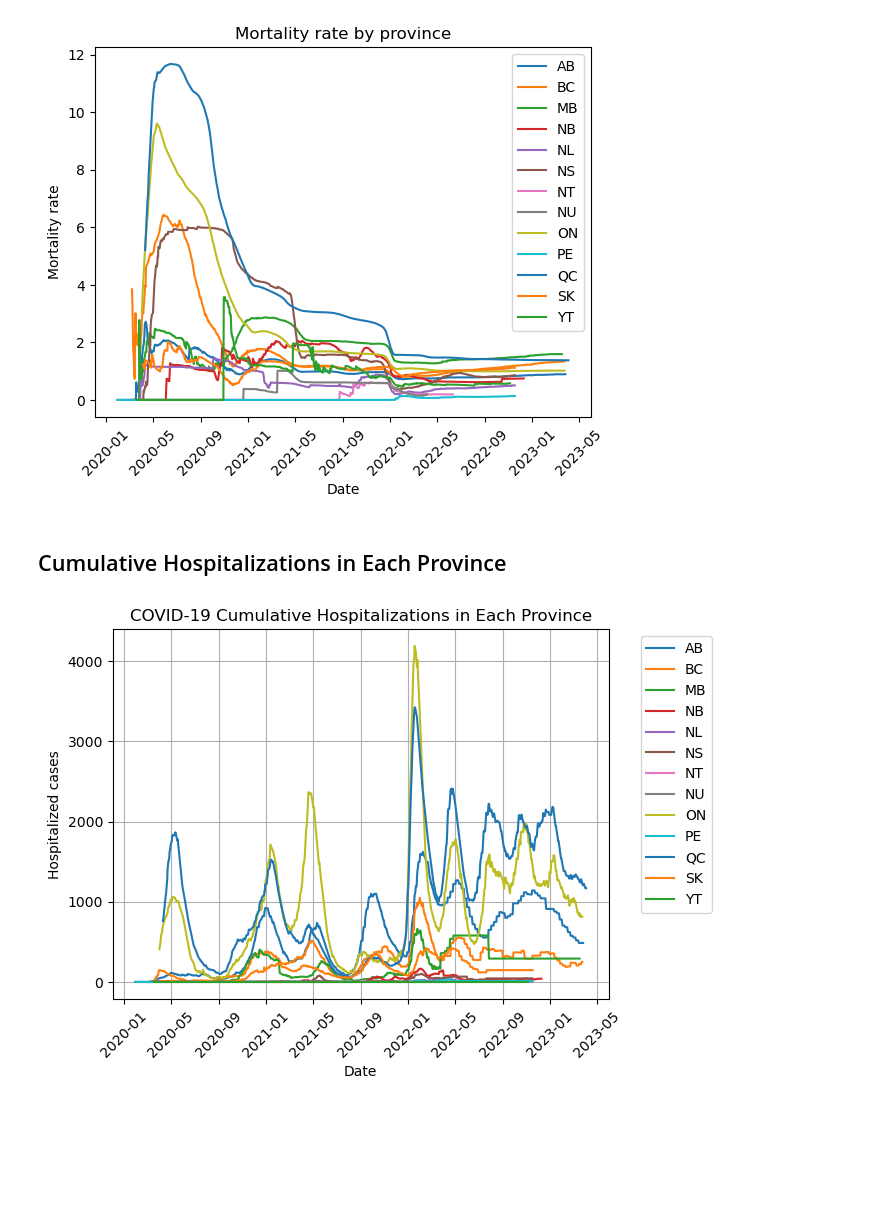
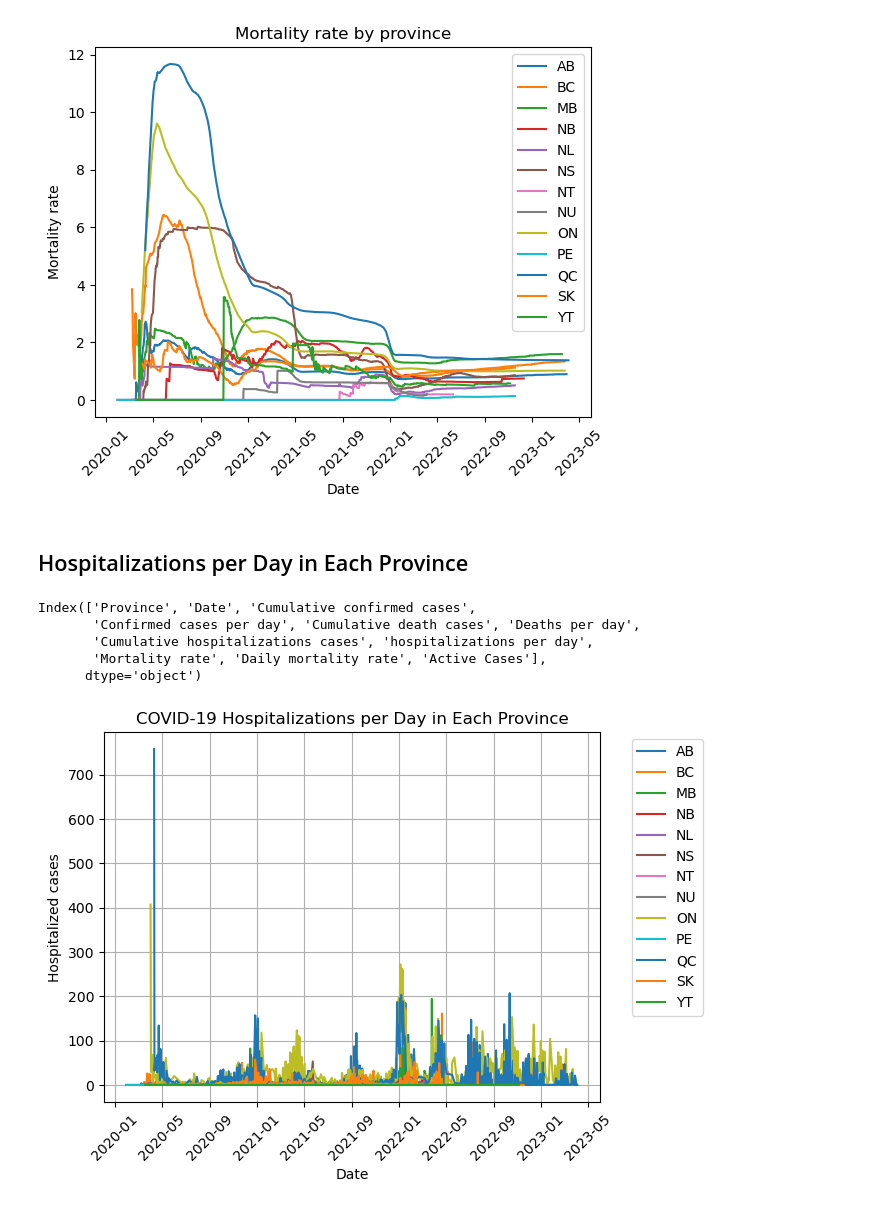
Before and after one commit to svafaeva93/Covid19AnalysisCanada, a Jupyter notebook: Data_visualization_API.ipynb, the cells around one changed output. Saved outputs shown, nothing was run; the diff lists cells and outputs as text; code cells hidden in the pictures; blank space fills up the shorter version.

```diff
--- a/Data_visualization_API.ipynb
+++ b/Data_visualization_API.ipynb
@@ -375,16 +377,16 @@ Text(0.5, 1.0, 'Top 5 Average COVID-19 Death Cases in Provinces')
 # %%
-active_cases_df = covid_dataframe_df.loc[:, ['Province', 'Date', 'Active Cases']]
+cases_df = covid_dataframe_df.loc[:, ['Province', 'Date', 'Cumulative confirmed cases']]
 
-active_cases_df = active_cases_df.sort_values(['Province', 'Date'])
-total_cases = active_cases_df.groupby('Province')['Active Cases'].sum()
+cases_df = cases_df.sort_values(['Province', 'Date'])
+total_cases = cases_df.groupby('Province')['Cumulative confirmed cases'].sum()
 
-for province, group in active_cases_df.groupby('Province'):
-    plt.plot(group['Date'], group['Active Cases'], label=province)
+for province, group in cases_df.groupby('Province'):
+    plt.plot(group['Date'], group['Cumulative confirmed cases'], label=province)
 
 # Set the x-label, y-label, and title of the plot
 plt.xlabel('Date')
-plt.ylabel('Number of active cases')
-plt.title('COVID-19 Active Cases in Each Province')
+plt.ylabel('Number of cumulative cases')
+plt.title('COVID-19 Cumulative Cases in Each Province')
 plt.grid()
 
 plt.xticks(rotation=45)
@@ -394,6 +396,6 @@ plt.gca().yaxis.set_major_formatter(ticker.FuncFormatter(lambda y, _: '{:.0f}'.f
 
 plt.legend()
 
-# Display the plot
+plt.savefig("Graphs/total_covid_cases.png")
 plt.show()
 # %% [output]
@@ -419,30 +421,39 @@ plt.show()
 # %% [output]
 [figure]
 # %% [markdown]
-## Cumulative Hospitalizations in Each Province
+## Hospitalizations per Day in Each Province
+# %%
+covid_dataframe_df.columns
+# %% [output]
+Index(['Province', 'Date', 'Cumulative confirmed cases',
+       'Confirmed cases per day', 'Cumulative death cases', 'Deaths per day',
+       'Cumulative hospitalizations cases', 'hospitalizations per day',
+       'Mortality rate', 'Daily mortality rate', 'Active Cases'],
+      dtype='object')
 # %%
-hospitalized_df = covid_dataframe_df.loc[:, ['Province', 'Date', 'Cumulative hospitalizations cases']]
+hospitalized_df = covid_dataframe_df.loc[:, ['Province', 'Date', 'hospitalizations per day']]
 
 hospitalized_df = hospitalized_df.sort_values(['Province', 'Date'])
-total_cases = hospitalized_df.groupby('Province')['Cumulative hospitalizations cases'].sum()
+total_cases = hospitalized_df.groupby('Province')['hospitalizations per day'].sum()
 
 for province, group in hospitalized_df.groupby('Province'):
-    plt.plot(group['Date'], group['Cumulative hospitalizations cases'], label=province)
+    plt.plot(group['Date'], group['hospitalizations per day'], label=province)
 
 # Set the x-label, y-label, and title of the plot
 plt.xlabel('Date')
 plt.ylabel('Hospitalized cases')
-plt.title('COVID-19 Cumulative Hospitalizations in Each Province')
+plt.title('COVID-19 Hospitalizations per Day in Each Province')
 plt.grid()
 
 plt.xticks(rotation=45)
 plt.yscale('linear')
 
 plt.gca().yaxis.set_major_formatter(ticker.FuncFormatter(lambda y, _: '{:.0f}'.format(y)))
 
 plt.legend(bbox_to_anchor = (1.05, 1), loc='upper left')
 
 # Display the plot
+plt.savefig("Graphs/hosp_day.jpeg")
 plt.show()
 # %% [output]
-[figure, old version]
+[figure, new version]
```
Also changed, not shown: parts of 18 cells of this notebook, 10 other files.
